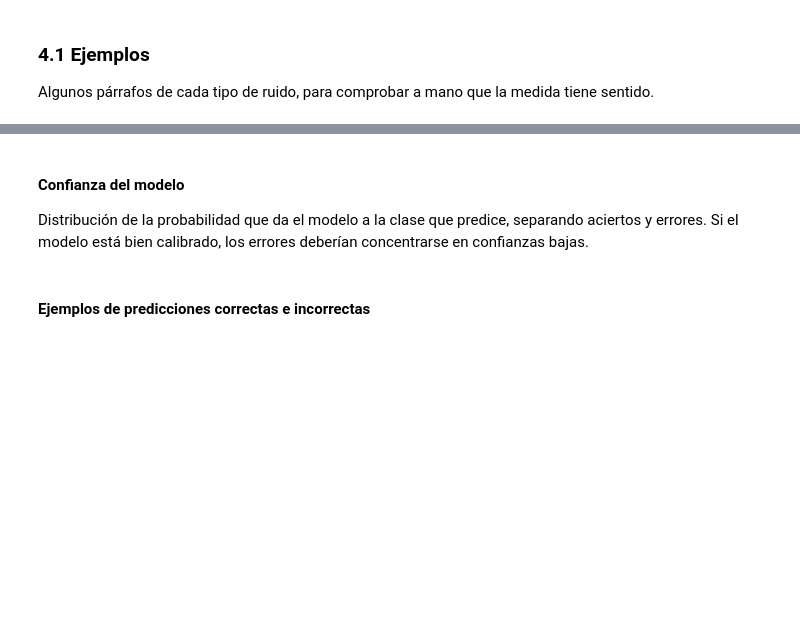
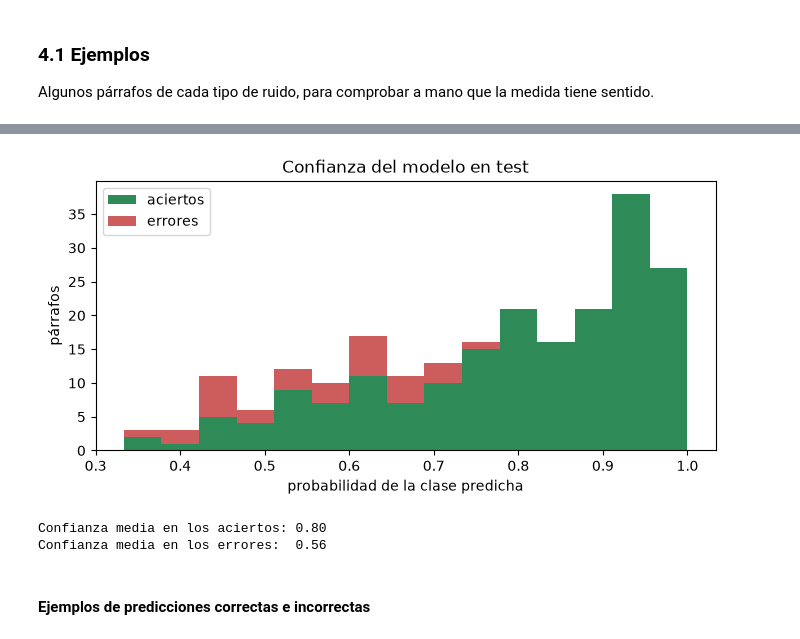
Before and after one commit to danielaagonzalezz/cienciaNLP, a Jupyter notebook: notebooks/clasificacion_esperanto.ipynb, the cells around one changed output, grey strips where cells are left out. Cells and saved outputs as stored; diff of their text form; code cells hidden in the pictures; blank space fills up the shorter version.

```diff
--- a/notebooks/clasificacion_esperanto.ipynb
+++ b/notebooks/clasificacion_esperanto.ipynb
@@ -487,20 +704,29 @@ También se ve una limitación de la librería: *ĥemio* y *kemio* son dos graf
-# %% [markdown]
-#### Confianza del modelo
-
-Distribución de la probabilidad que da el modelo a la clase que predice, separando aciertos y errores. Si el modelo
-está bien calibrado, los errores deberían concentrarse en confianzas bajas.
 # %%
-test["acierto"] = test["pred"] == test["class"]
+resultados_test = test[["text", "class", "tipo"]].copy()
+resultados_test["pred"] = pred
+resultados_test["confianza"] = probas.max(axis=1)
+resultados_test["acierto"] = resultados_test["pred"] == resultados_test["class"]
+for i, clase in enumerate(modelo.classes_):
+    resultados_test[f"P({clase})"] = probas[:, i].round(2)
+
+aciertos = resultados_test[resultados_test["acierto"]]
+errores = resultados_test[~resultados_test["acierto"]]
+
 plt.figure(figsize=(8, 3.5))
-plt.hist([test.loc[test["acierto"], "confianza"], test.loc[~test["acierto"], "confianza"]], bins=15,
-         range=(1 / len(CLASES), 1), stacked=True, color=["seagreen", "indianred"], label=["aciertos", "errores"])
+plt.hist([aciertos["confianza"], errores["confianza"]], bins=15, range=(1 / len(CLASES), 1), stacked=True,
+         color=["seagreen", "indianred"], label=["aciertos", "errores"])
 plt.xlabel("probabilidad de la clase predicha")
 plt.ylabel("párrafos")
 plt.legend()
 plt.title("Confianza del modelo en test")
 plt.show()
 
-print(test.groupby("acierto")["confianza"].mean().rename({True: "aciertos", False: "errores"}).round(2))
+print(f"Confianza media en los aciertos: {aciertos['confianza'].mean():.2f}")
+print(f"Confianza media en los errores:  {errores['confianza'].mean():.2f}")
+# %% [output]
+[figure, added]
+Confianza media en los aciertos: 0.80
+Confianza media en los errores:  0.56
 # %% [markdown]
 #### Ejemplos de predicciones correctas e incorrectas
 # %%
```
Also changed, not shown: parts of 68 cells of this notebook.
